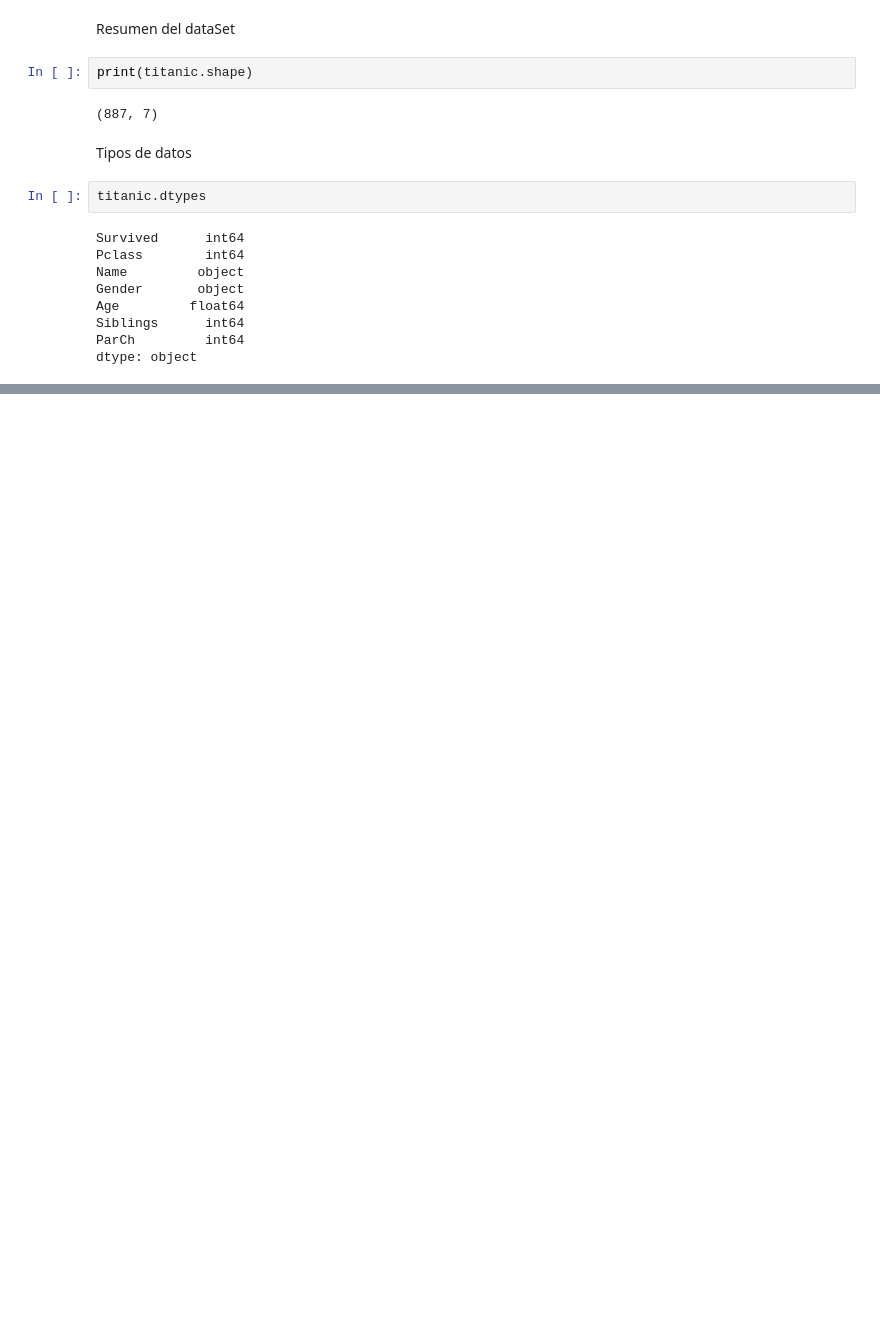
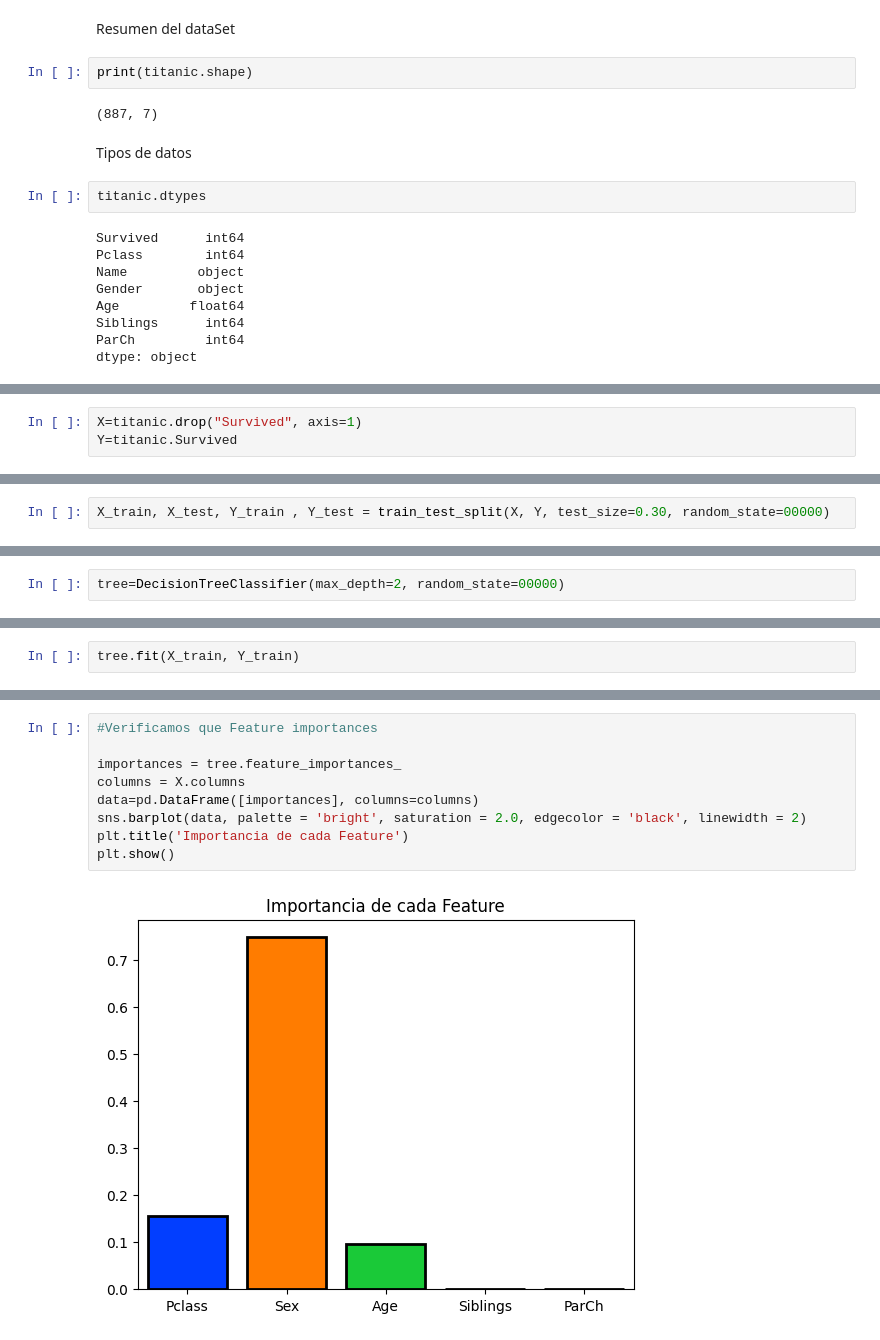
Before and after one commit to dparedes616/Tree-and-RF, a Jupyter notebook: Arbol_de_decisión.ipynb, the cells around one changed output, grey strips where cells are left out. Saved outputs shown, nothing was run; the diff lists cells and outputs as text; blank space fills up the shorter version.

```diff
--- a/Arbol_de_decisión.ipynb
+++ b/Arbol_de_decisión.ipynb
@@ -70,0 +162,3 @@ dtype: object
+# %%
+X=titanic.drop("Survived", axis=1)
+Y=titanic.Survived
@@ -70,0 +171,2 @@ dtype: object
+# %%
+X_train, X_test, Y_train , Y_test = train_test_split(X, Y, test_size=0.30, random_state=00000)
@@ -70,0 +179,2 @@ dtype: object
+# %%
+tree=DecisionTreeClassifier(max_depth=2, random_state=00000)
@@ -70,0 +183,2 @@ dtype: object
+# %%
+tree.fit(X_train, Y_train)
@@ -70,0 +211,11 @@ dtype: object
+# %%
+#Verificamos que Feature importances
+
+importances = tree.feature_importances_
+columns = X.columns
+data=pd.DataFrame([importances], columns=columns)
+sns.barplot(data, palette = 'bright', saturation = 2.0, edgecolor = 'black', linewidth = 2)
+plt.title('Importancia de cada Feature')
+plt.show()
+# %% [output]
+[figure, added]
```
Also changed, not shown: parts of 29 cells of this notebook.
